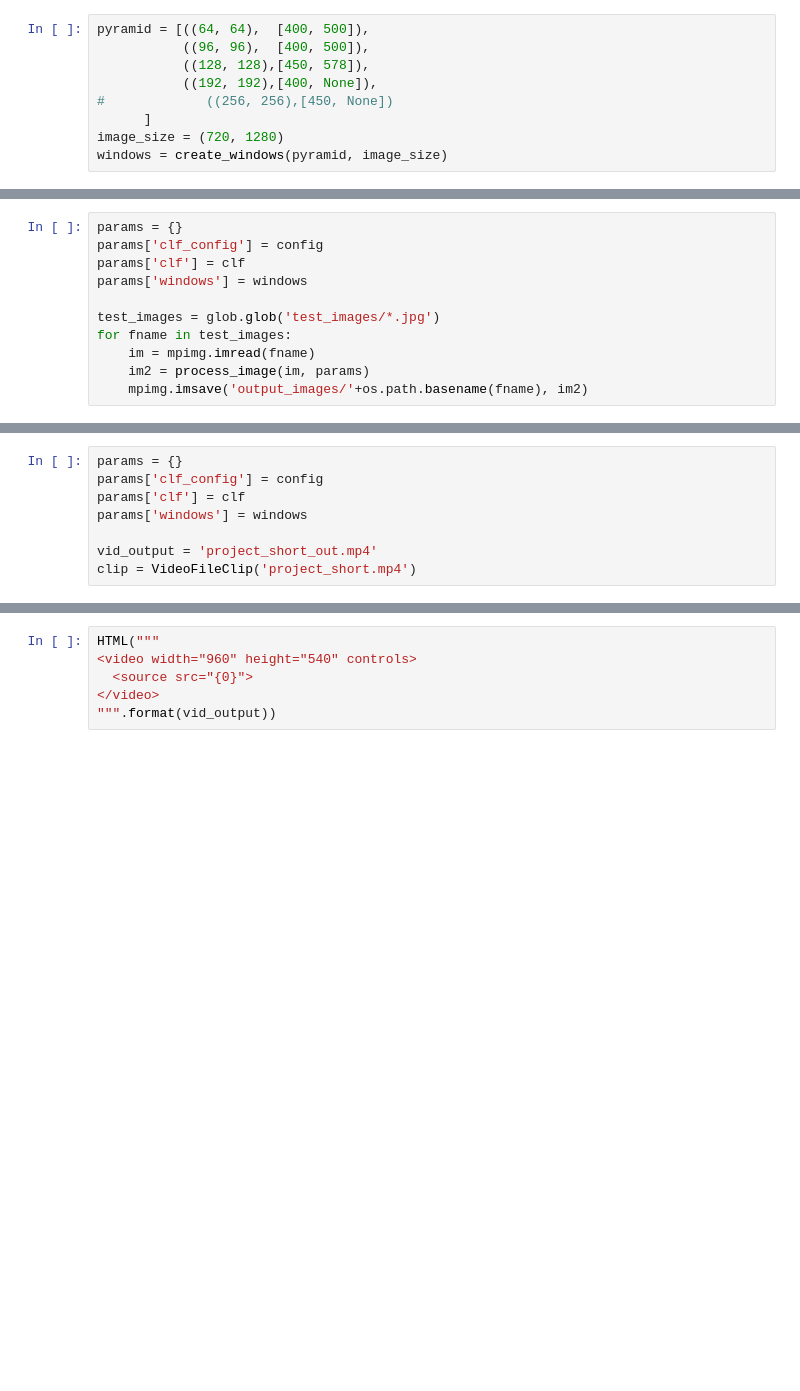
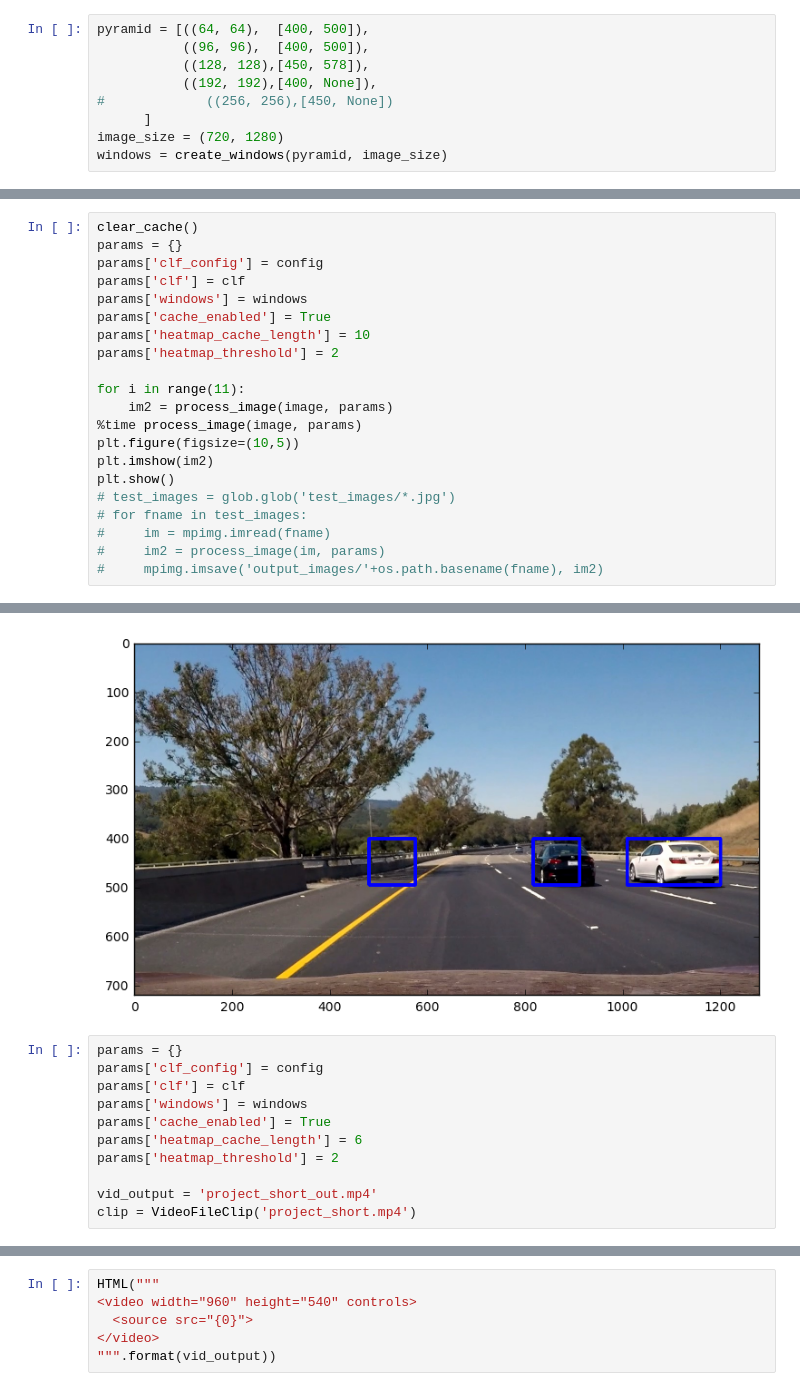
Before and after one commit to ThomasOdum/CarND-P05-Vehicle-Detection, a Jupyter notebook: Vehicle-Detection.ipynb, the cells around one changed output, grey strips where cells are left out. Saved outputs shown, nothing was run; the diff lists cells and outputs as text; blank space fills up the shorter version.

```diff
--- a/Vehicle-Detection.ipynb
+++ b/Vehicle-Detection.ipynb
@@ -295,11 +317,22 @@ def process_image(image, params):
 # %%
+clear_cache()
 params = {}
 params['clf_config'] = config
 params['clf'] = clf
 params['windows'] = windows
+params['cache_enabled'] = True
+params['heatmap_cache_length'] = 10
+params['heatmap_threshold'] = 2
 
-test_images = glob.glob('test_images/*.jpg')
-for fname in test_images:
-    im = mpimg.imread(fname)
-    im2 = process_image(im, params)
-    mpimg.imsave('output_images/'+os.path.basename(fname), im2)
+for i in range(11):
+    im2 = process_image(image, params)
+%time process_image(image, params)
+plt.figure(figsize=(10,5))
+plt.imshow(im2)
+plt.show()
+# test_images = glob.glob('test_images/*.jpg')
+# for fname in test_images:
+#     im = mpimg.imread(fname)
+#     im2 = process_image(im, params)
+#     mpimg.imsave('output_images/'+os.path.basename(fname), im2)
+# %% [output]
@@ -306,8 +341,12 @@ for fname in test_images:
+[figure, added]
 # %%
 params = {}
 params['clf_config'] = config
 params['clf'] = clf
 params['windows'] = windows
+params['cache_enabled'] = True
+params['heatmap_cache_length'] = 6
+params['heatmap_threshold'] = 2
 
 vid_output = 'project_short_out.mp4'
 clip = VideoFileClip('project_short.mp4')
```
Also changed, not shown: parts of 17 cells of this notebook, 1 other file.
